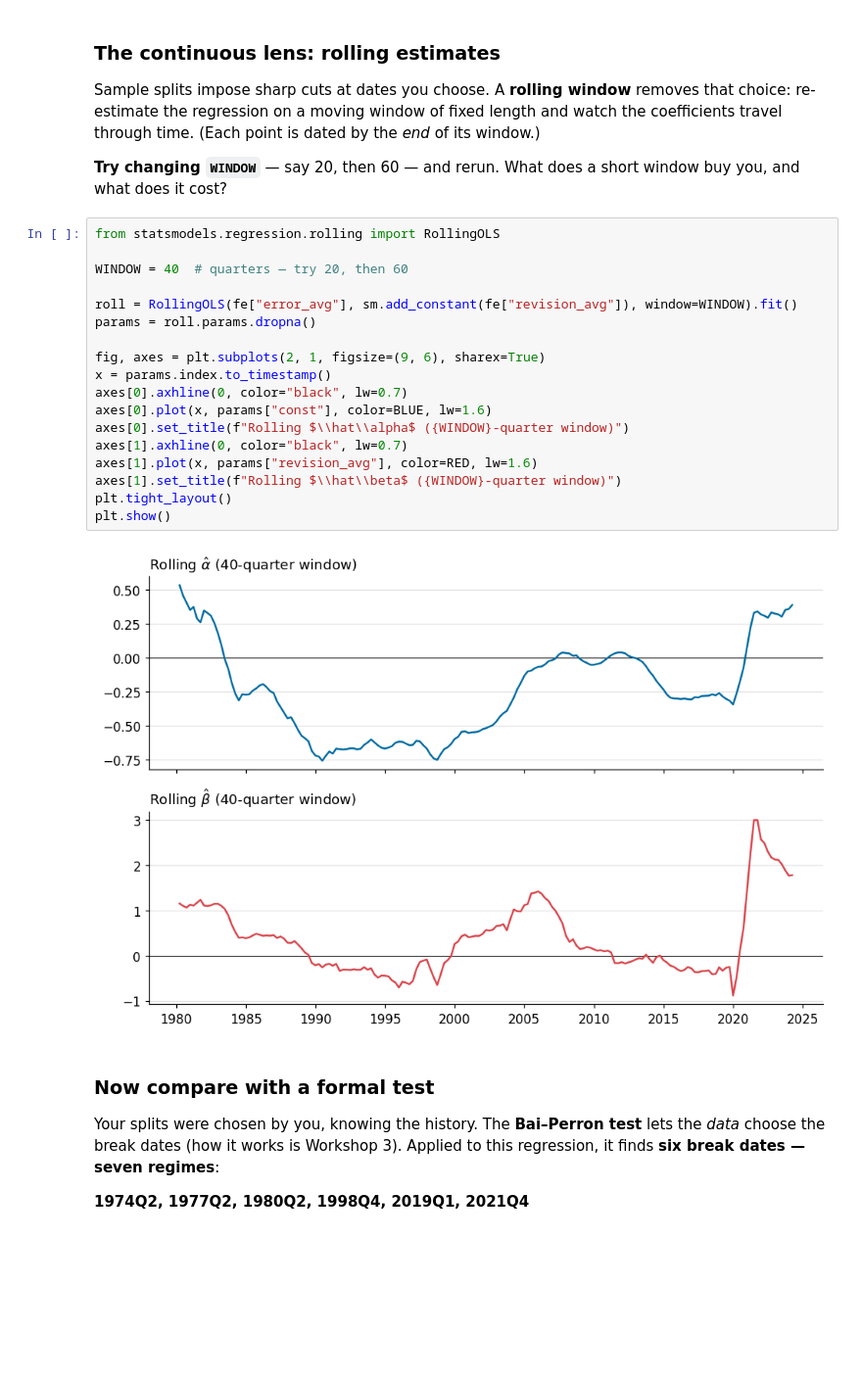
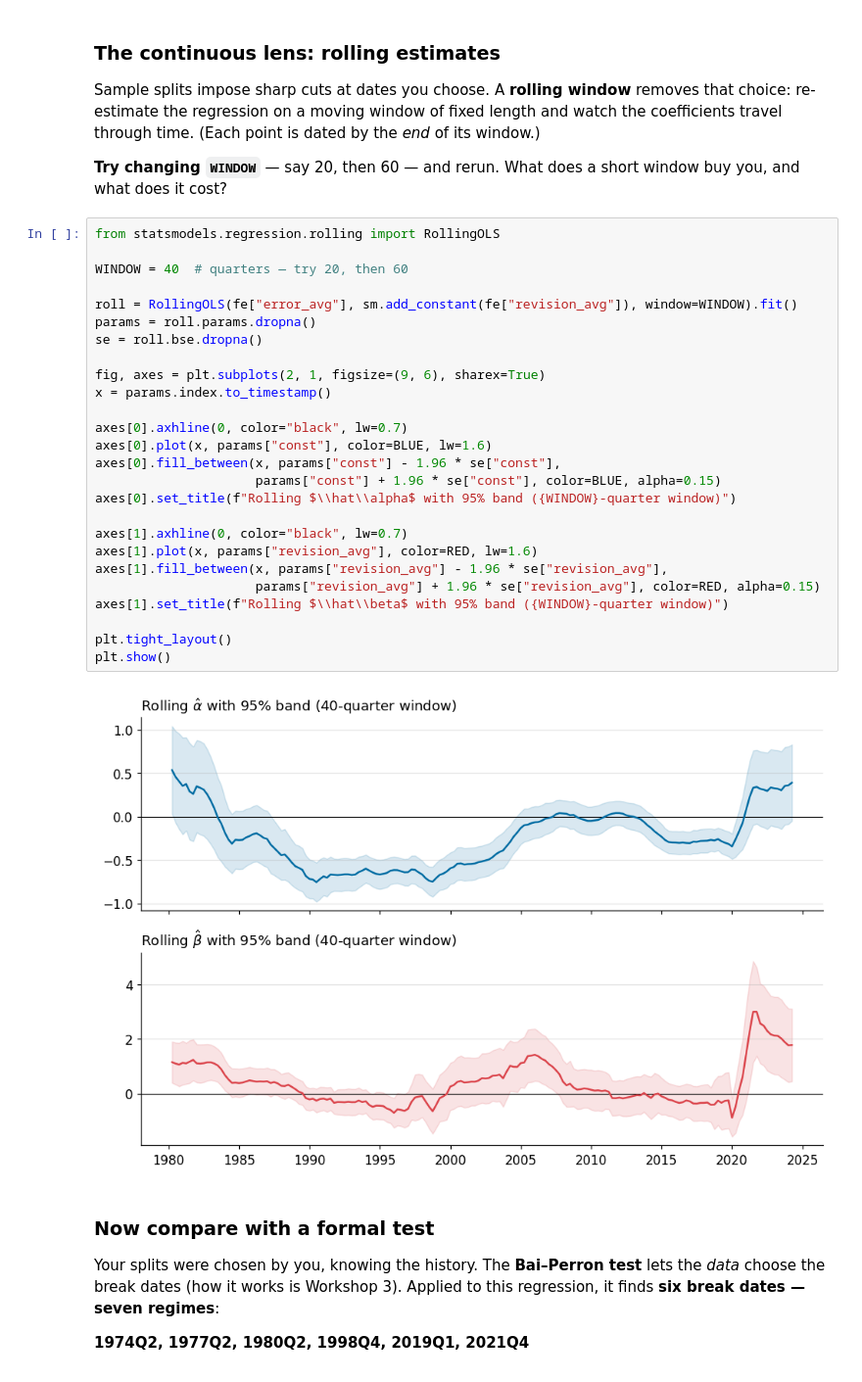
Before and after one commit to mortentabor/structural-change-seminar, a Jupyter notebook: notebooks/02-forecast-errors-exhibit.ipynb, the cells around one changed output. Shown at 98% size. Cells and saved outputs as stored; diff of their text form; blank space fills up the shorter version.

```diff
--- a/notebooks/02-forecast-errors-exhibit.ipynb
+++ b/notebooks/02-forecast-errors-exhibit.ipynb
@@ -98,23 +98,31 @@ Sample splits impose sharp cuts at dates you choose. A **rolling window** remove
 # %%
 from statsmodels.regression.rolling import RollingOLS
 
 WINDOW = 40  # quarters — try 20, then 60
 
 roll = RollingOLS(fe["error_avg"], sm.add_constant(fe["revision_avg"]), window=WINDOW).fit()
 params = roll.params.dropna()
+se = roll.bse.dropna()
 
 fig, axes = plt.subplots(2, 1, figsize=(9, 6), sharex=True)
 x = params.index.to_timestamp()
+
 axes[0].axhline(0, color="black", lw=0.7)
 axes[0].plot(x, params["const"], color=BLUE, lw=1.6)
-axes[0].set_title(f"Rolling $\\hat\\alpha$ ({WINDOW}-quarter window)")
+axes[0].fill_between(x, params["const"] - 1.96 * se["const"],
+                     params["const"] + 1.96 * se["const"], color=BLUE, alpha=0.15)
+axes[0].set_title(f"Rolling $\\hat\\alpha$ with 95% band ({WINDOW}-quarter window)")
+
 axes[1].axhline(0, color="black", lw=0.7)
 axes[1].plot(x, params["revision_avg"], color=RED, lw=1.6)
-axes[1].set_title(f"Rolling $\\hat\\beta$ ({WINDOW}-quarter window)")
+axes[1].fill_between(x, params["revision_avg"] - 1.96 * se["revision_avg"],
+                     params["revision_avg"] + 1.96 * se["revision_avg"], color=RED, alpha=0.15)
+axes[1].set_title(f"Rolling $\\hat\\beta$ with 95% band ({WINDOW}-quarter window)")
+
 plt.tight_layout()
 plt.show()
 # %% [output]
-[figure, old version]
+[figure, new version]
 # %% [markdown]
 ### Now compare with a formal test
 
```
Also changed, not shown: parts of 3 cells of this notebook, 1 other file.
